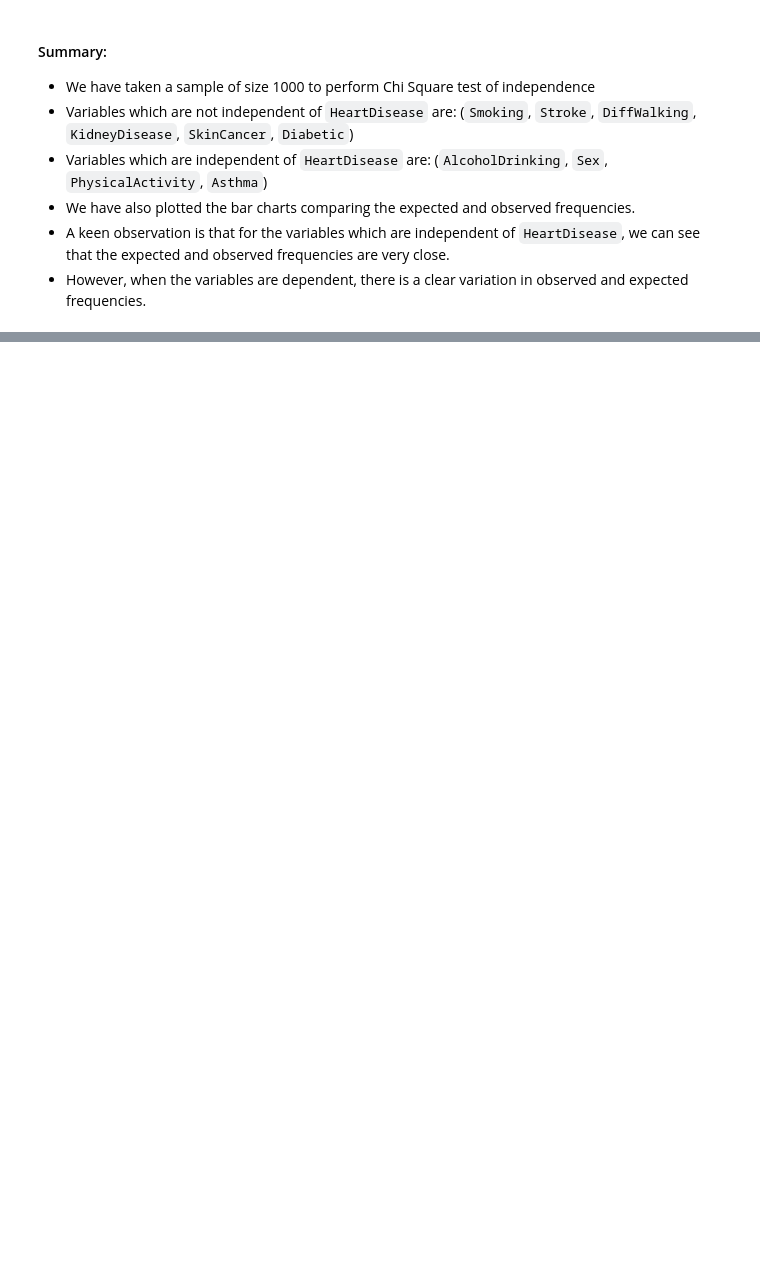
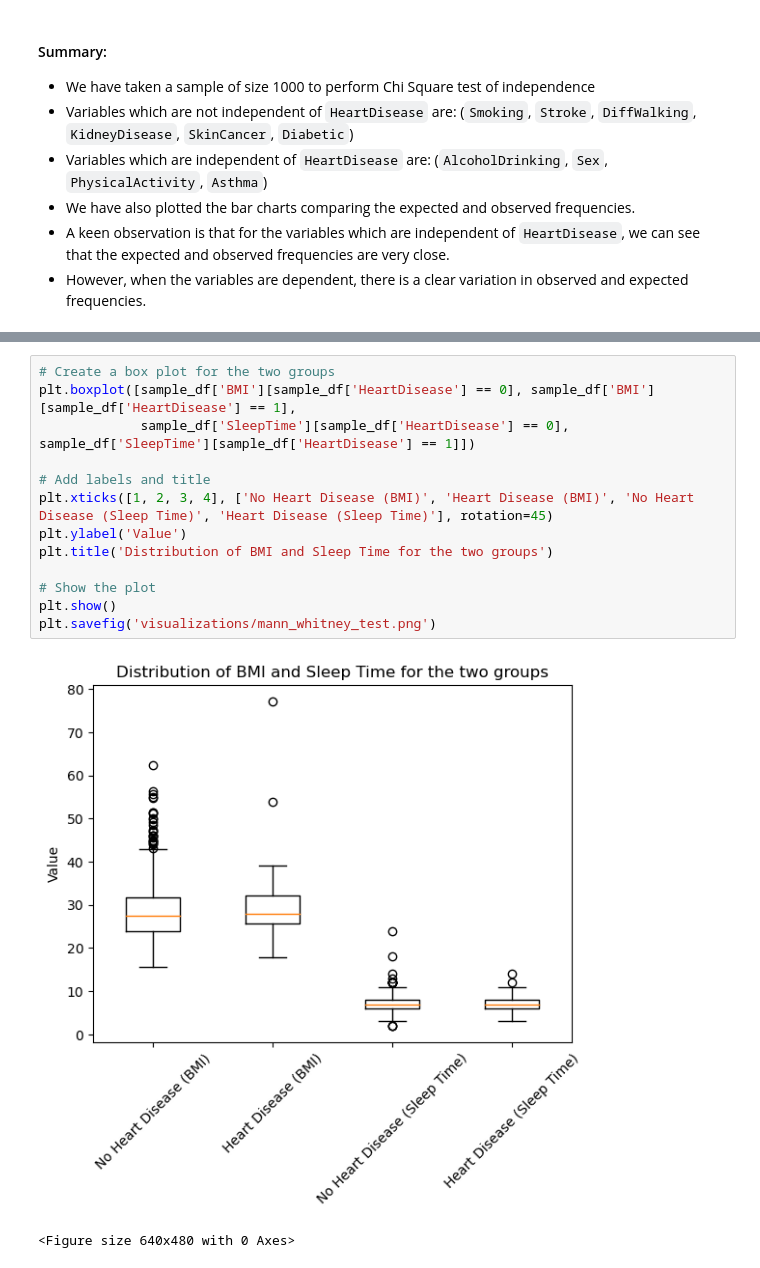
Before and after one commit to BCBeeravelly/Data-Analysis-using-Statistical-Methods, a Jupyter notebook: data-analysis.ipynb, the cells around one changed output, grey strips where cells are left out. Drawn from its saved outputs; the diff is of its cells as text; blank space fills up the shorter version.

```diff
--- a/data-analysis.ipynb
+++ b/data-analysis.ipynb
@@ -465,0 +614,16 @@ plt.show()
+# %%
+# Create a box plot for the two groups
+plt.boxplot([sample_df['BMI'][sample_df['HeartDisease'] == 0], sample_df['BMI'][sample_df['HeartDisease'] == 1],
+             sample_df['SleepTime'][sample_df['HeartDisease'] == 0], sample_df['SleepTime'][sample_df['HeartDisease'] == 1]])
+
+# Add labels and title
+plt.xticks([1, 2, 3, 4], ['No Heart Disease (BMI)', 'Heart Disease (BMI)', 'No Heart Disease (Sleep Time)', 'Heart Disease (Sleep Time)'], rotation=45)
+plt.ylabel('Value')
+plt.title('Distribution of BMI and Sleep Time for the two groups')
+
+# Show the plot
+plt.show()
+plt.savefig('visualizations/mann_whitney_test.png')
+# %% [output]
+[figure, added]
+<Figure size 640x480 with 0 Axes>
```
Also changed, not shown: parts of 19 cells of this notebook, 9 other files.
